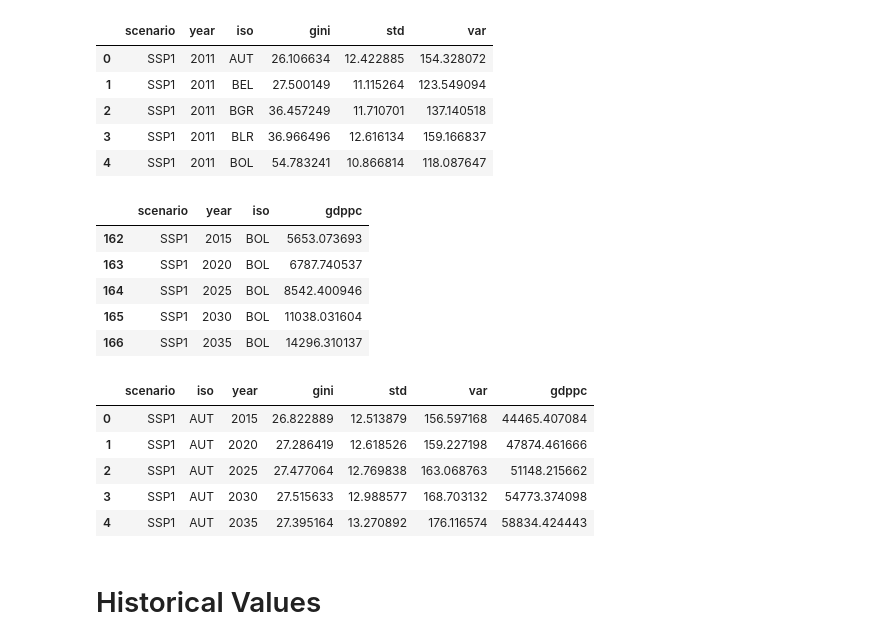
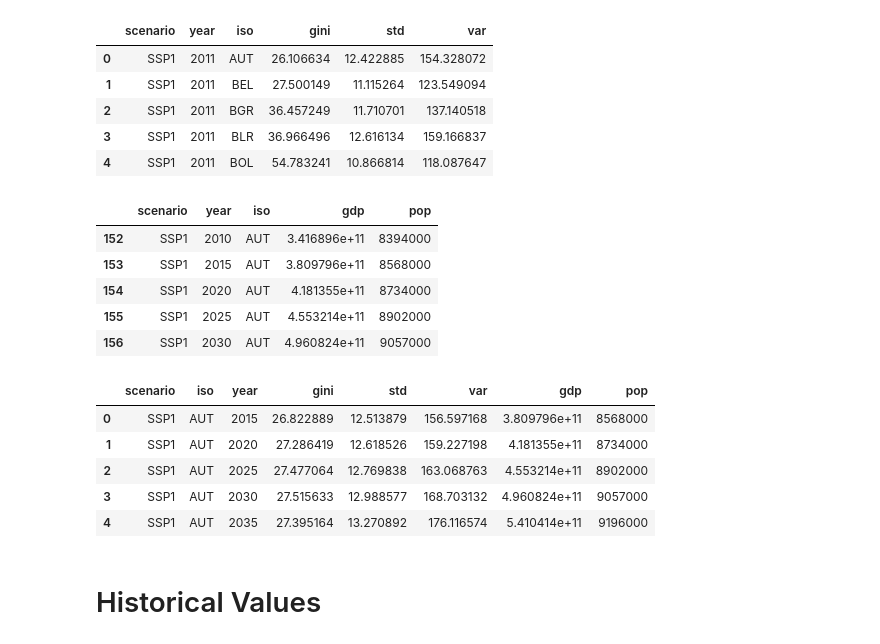
Before and after one commit to gidden/gini_projections_rao_2018, a Jupyter notebook: gini_gdp_pc_plot_by_region.ipynb, the cells around one changed output. Drawn from its saved outputs; the diff is of its cells as text; code cells hidden in the pictures.

```diff
--- a/gini_gdp_pc_plot_by_region.ipynb
+++ b/gini_gdp_pc_plot_by_region.ipynb
@@ -19,7 +19,7 @@ region_colors = {r: palette.pop() for r in regions}
 # %%
 # inc and ineq
 pdf = pd.read_csv('../econ/nbs/data/projections_ur_income.csv', index_col=[0, 1])
-pdf = pdf.loc[['SSP1', 'SSP4']][['iso', 'gdppc']].reset_index()
+pdf = pdf.loc[['SSP1', 'SSP4']][['iso', 'gdp', 'pop']].reset_index()
 pdf = pdf[pdf.year <= 2050]
 pdf.head()
 # %% [output]
@@ -66,27 +66,27 @@ sdf = sdf[sdf.year.isin(pdf.year)]
 # %%
 pdf.head()
 # %% [output]
-|  | scenario | year | iso | gdppc |
-| 162 | SSP1 | 2015 | BOL | 5653.073693 |
-| 163 | SSP1 | 2020 | BOL | 6787.740537 |
-| 164 | SSP1 | 2025 | BOL | 8542.400946 |
-| 165 | SSP1 | 2030 | BOL | 11038.031604 |
-| 166 | SSP1 | 2035 | BOL | 14296.310137 |
+|  | scenario | year | iso | gdp | pop |
+| 152 | SSP1 | 2010 | AUT | 3.416896e+11 | 8394000 |
+| 153 | SSP1 | 2015 | AUT | 3.809796e+11 | 8568000 |
+| 154 | SSP1 | 2020 | AUT | 4.181355e+11 | 8734000 |
+| 155 | SSP1 | 2025 | AUT | 4.553214e+11 | 8902000 |
+| 156 | SSP1 | 2030 | AUT | 4.960824e+11 | 9057000 |
 # %%
 # combine
 proj = sdf.set_index(['scenario', 'iso', 'year']).sort_index()
 p = pdf.set_index(['scenario', 'iso', 'year']).sort_index()
-proj['gdppc'] = p
+proj[['gdp', 'pop']] = p
 
 proj = proj.reset_index()
 proj.head()
 # %% [output]
-|  | scenario | iso | year | gini | std | var | gdppc |
-| 0 | SSP1 | AUT | 2015 | 26.822889 | 12.513879 | 156.597168 | 44465.407084 |
-| 1 | SSP1 | AUT | 2020 | 27.286419 | 12.618526 | 159.227198 | 47874.461666 |
-| 2 | SSP1 | AUT | 2025 | 27.477064 | 12.769838 | 163.068763 | 51148.215662 |
-| 3 | SSP1 | AUT | 2030 | 27.515633 | 12.988577 | 168.703132 | 54773.374098 |
-| 4 | SSP1 | AUT | 2035 | 27.395164 | 13.270892 | 176.116574 | 58834.424443 |
+|  | scenario | iso | year | gini | std | var | gdp | pop |
+| 0 | SSP1 | AUT | 2015 | 26.822889 | 12.513879 | 156.597168 | 3.809796e+11 | 8568000 |
+| 1 | SSP1 | AUT | 2020 | 27.286419 | 12.618526 | 159.227198 | 4.181355e+11 | 8734000 |
+| 2 | SSP1 | AUT | 2025 | 27.477064 | 12.769838 | 163.068763 | 4.553214e+11 | 8902000 |
+| 3 | SSP1 | AUT | 2030 | 27.515633 | 12.988577 | 168.703132 | 4.960824e+11 | 9057000 |
+| 4 | SSP1 | AUT | 2035 | 27.395164 | 13.270892 | 176.116574 | 5.410414e+11 | 9196000 |
 # %% [markdown]
 # Historical Values
 # %%
```
Also changed, not shown: parts of 3 cells of this notebook.
